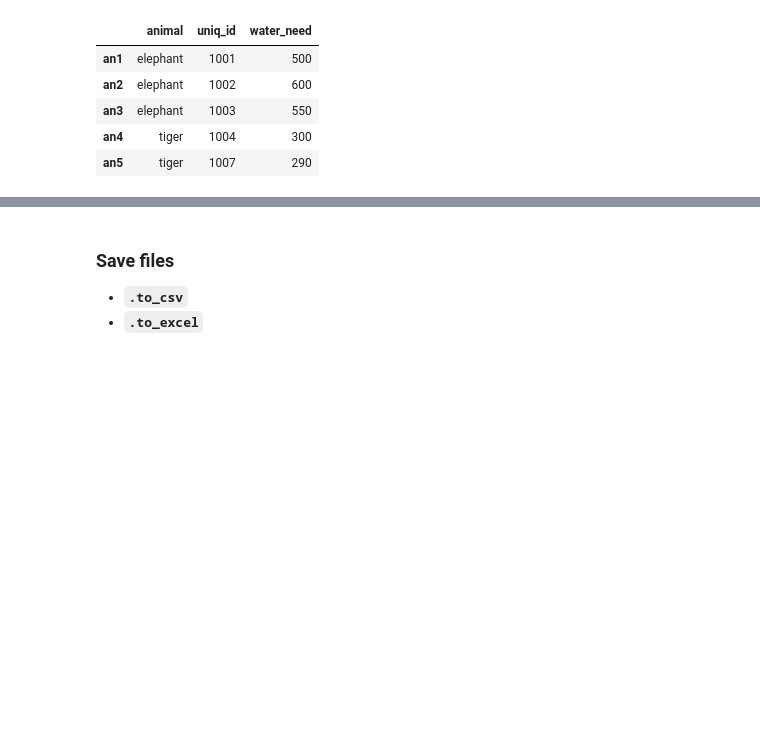
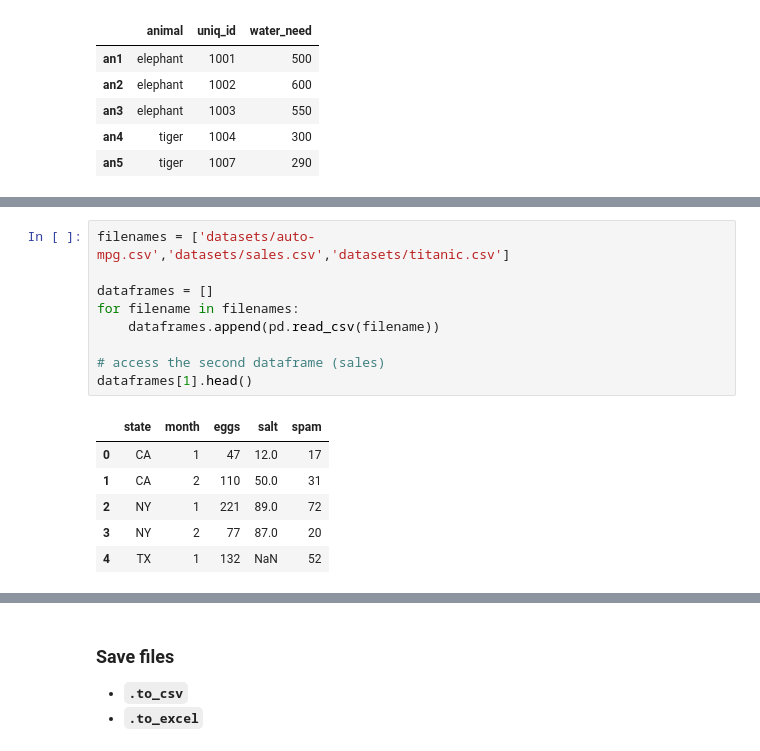
Before and after one commit to mfkabdelnaby/data-science, a Jupyter notebook: pandas.ipynb, the cells around one changed output, grey strips where cells are left out. Drawn from its saved outputs; the diff is of its cells as text; blank space fills up the shorter version.

```diff
--- a/pandas.ipynb
+++ b/pandas.ipynb
@@ -121,0 +126,16 @@ zoo.head()
+# %%
+filenames = ['datasets/auto-mpg.csv','datasets/sales.csv','datasets/titanic.csv']
+
+dataframes = []
+for filename in filenames:
+    dataframes.append(pd.read_csv(filename))
+
+# access the second dataframe (sales)
+dataframes[1].head()
+# %% [output]
+|  | state | month | eggs | salt | spam |
+| 0 | CA | 1 | 47 | 12.0 | 17 |
+| 1 | CA | 2 | 110 | 50.0 | 31 |
+| 2 | NY | 1 | 221 | 89.0 | 72 |
+| 3 | NY | 2 | 77 | 87.0 | 20 |
+| 4 | TX | 1 | 132 | NaN | 52 |
```
Also changed, not shown: parts of 75 cells of this notebook, 10 other files.
